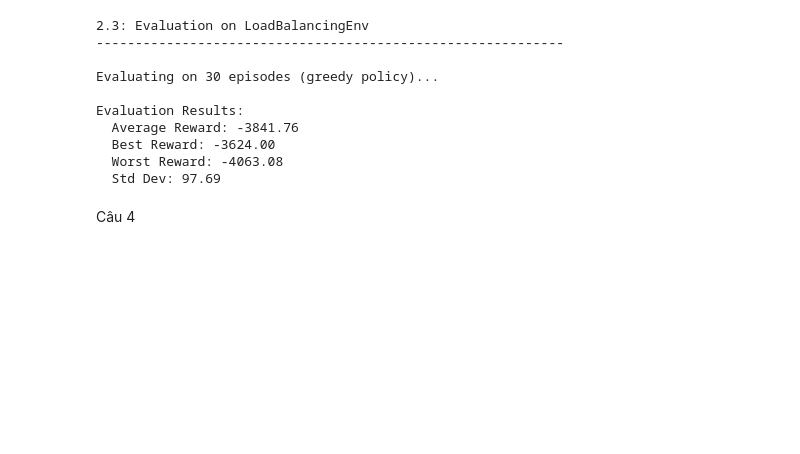
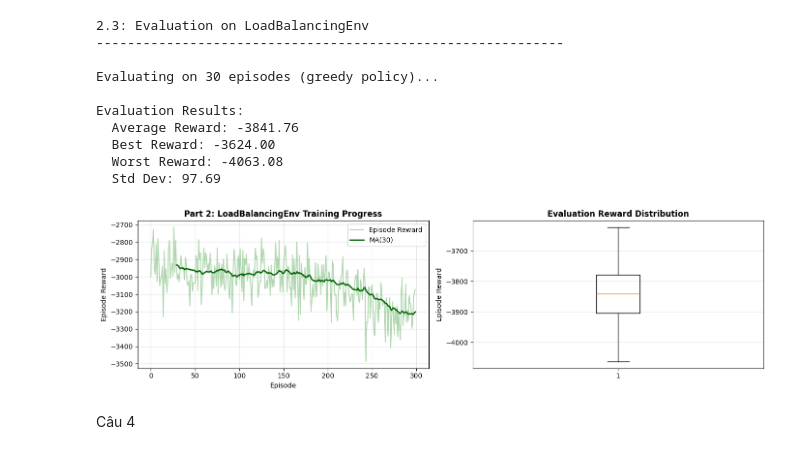
Before and after one commit to jkay2005/Lab3, a Jupyter notebook: Lab3.2-st.ipynb, the cells around one changed output. Saved outputs shown, nothing was run; the diff lists cells and outputs as text; code cells hidden in the pictures; blank space fills up the shorter version.

```diff
--- a/Lab3.2-st.ipynb
+++ b/Lab3.2-st.ipynb
@@ -833,6 +833,37 @@ Evaluation Results:
   Best Reward: -3624.00
   Worst Reward: -4063.08
   Std Dev: 97.69
+# %%
+# ============================================================================
+# Part 2 visualization
+# ============================================================================
+# Left plot: episode rewards + moving average
+# Right plot: distribution of evaluation rewards
+
+fig, axes = plt.subplots(1, 2, figsize=(14, 4))
+
+# Plot 1: training trend
+axes[0].plot(episode_rewards, alpha=0.3, label='Episode Reward', color='green')
+ma_window = 30
+ma_rewards = np.convolve(episode_rewards, np.ones(ma_window)/ma_window, mode='valid')
+axes[0].plot(range(ma_window-1, len(episode_rewards)), ma_rewards, label=f'MA({ma_window})', color='darkgreen', linewidth=2)
+axes[0].set_xlabel('Episode')
+axes[0].set_ylabel('Episode Reward')
+axes[0].set_title('Part 2: LoadBalancingEnv Training Progress', fontsize=12, fontweight='bold')
+axes[0].legend()
+axes[0].grid(True, alpha=0.3)
+
+# Plot 2: evaluation spread
+axes[1].boxplot(eval_rewards, vert=True)
+axes[1].set_ylabel('Episode Reward')
+axes[1].set_title('Evaluation Reward Distribution', fontsize=12, fontweight='bold')
+axes[1].grid(True, alpha=0.3, axis='y')
+
+plt.tight_layout()
+plt.show()
+plt.close(fig)  # Free figure memory
+# %% [output]
+[figure, added]
 # %% [markdown]
 
 Câu 4
```
Also changed, not shown: parts of 5 cells of this notebook, 1 other file.
